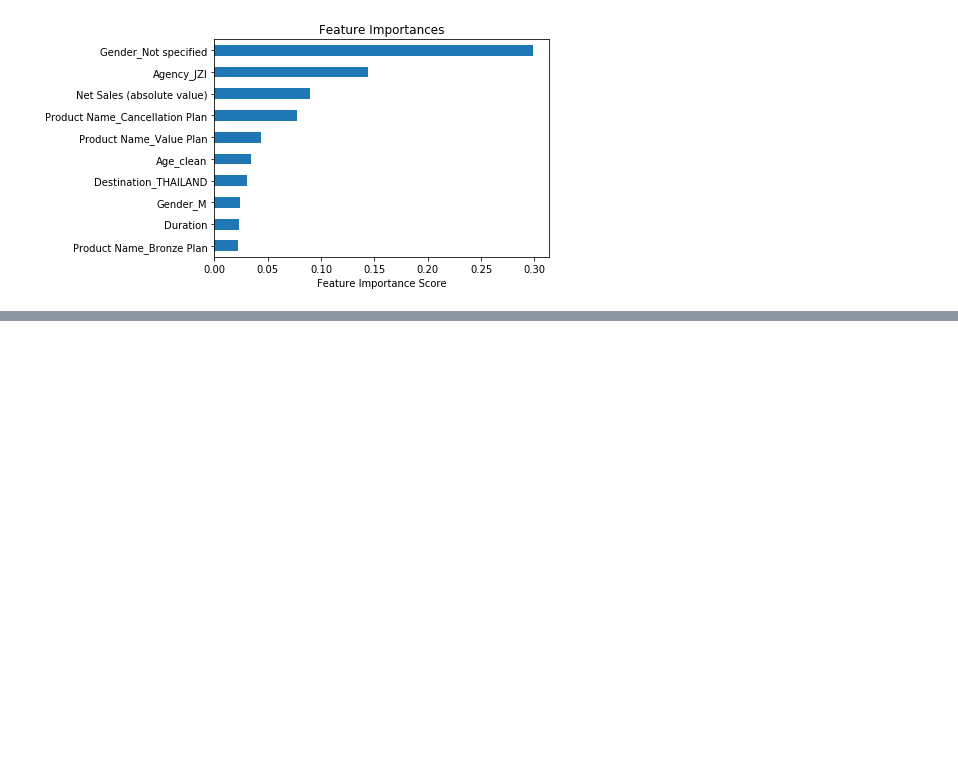
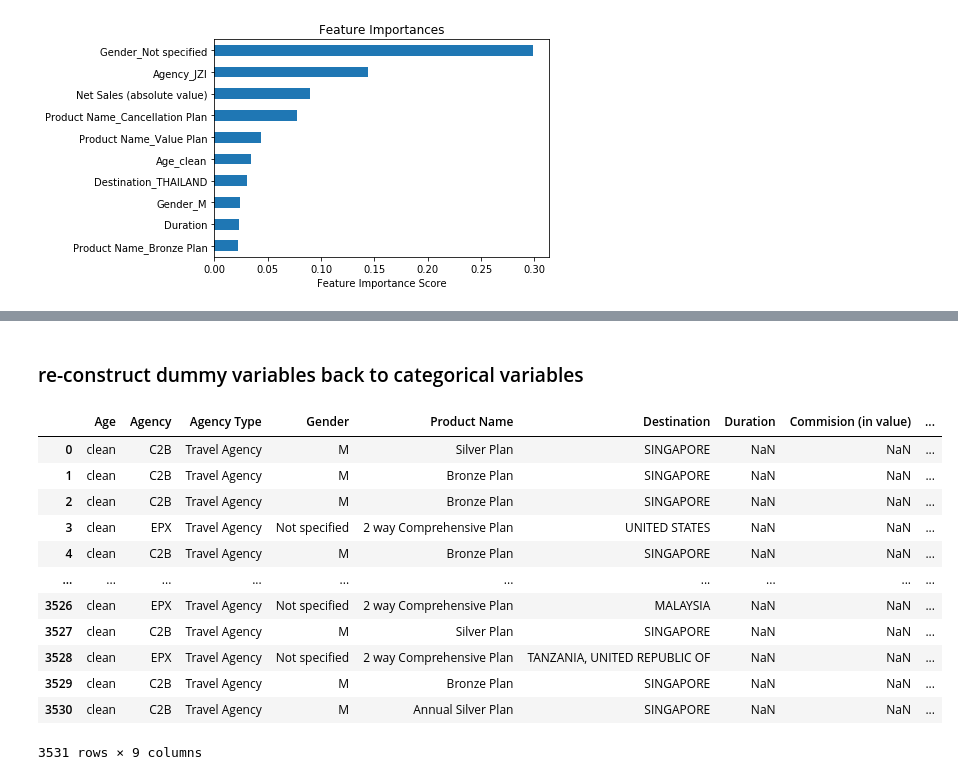
Before and after one commit to edwardchenzf/project_travel_insurance_claim, a Jupyter notebook: predict travel insurance claim (yes or no).ipynb, the cells around one changed output, grey strips where cells are left out. Saved outputs shown, nothing was run; the diff lists cells and outputs as text; code cells hidden in the pictures; blank space fills up the shorter version.

```diff
--- a/predict travel insurance claim (yes or no).ipynb
+++ b/predict travel insurance claim (yes or no).ipynb
@@ -988,0 +991,2 @@ CV Score : Mean - 0.9693567 | Std - 0.002701534 | Min - 0.9643292 | Max - 0.9724
+# %%
+misclassified_samples = X_test[y_test != y_pred]
@@ -988,0 +1009,42 @@ CV Score : Mean - 0.9693567 | Std - 0.002701534 | Min - 0.9643292 | Max - 0.9724
+# %% [markdown]
+### re-construct dummy variables back to categorical variables
+# %%
+from collections import defaultdict
+
+def reverse_dummy(df_dummies):
+    pos = defaultdict(list)
+    vals = defaultdict(list)
+
+    for i, c in enumerate(df_dummies.columns):
+        if "_" in c:
+            k, v = c.split("_", 1)
+            pos[k].append(i)
+            vals[k].append(v)
+        else:
+            pos["_"].append(i)
+
+    df = pd.DataFrame({k: pd.Categorical.from_codes(
+                              np.argmax(df_dummies.iloc[:, pos[k]].values, axis=1),
+                              vals[k])
+                      for k in vals})
+
+    df[df_dummies.columns[pos["_"]]] = df_dummies.iloc[:, pos["_"]]
+    return df
+# %%
+misclassified_samples_reverse=reverse_dummy(misclassified_samples)
+# %%
+misclassified_samples_reverse
+# %% [output]
+|  | Age | Agency | Agency Type | Gender | Product Name | Destination | Duration | Commision (in value) | ... |
+| 0 | clean | C2B | Travel Agency | M | Silver Plan | SINGAPORE | NaN | NaN | ... |
+| 1 | clean | C2B | Travel Agency | M | Bronze Plan | SINGAPORE | NaN | NaN | ... |
+| 2 | clean | C2B | Travel Agency | M | Bronze Plan | SINGAPORE | NaN | NaN | ... |
+| 3 | clean | EPX | Travel Agency | Not specified | 2 way Comprehensive Plan | UNITED STATES | NaN | NaN | ... |
+| 4 | clean | C2B | Travel Agency | M | Bronze Plan | SINGAPORE | NaN | NaN | ... |
+| ... | ... | ... | ... | ... | ... | ... | ... | ... | ... |
+| 3526 | clean | EPX | Travel Agency | Not specified | 2 way Comprehensive Plan | MALAYSIA | NaN | NaN | ... |
+| 3527 | clean | C2B | Travel Agency | M | Silver Plan | SINGAPORE | NaN | NaN | ... |
+| 3528 | clean | EPX | Travel Agency | Not specified | 2 way Comprehensive Plan | TANZANIA, UNITED REPUBLIC OF | NaN | NaN | ... |
+| 3529 | clean | C2B | Travel Agency | M | Bronze Plan | SINGAPORE | NaN | NaN | ... |
+| 3530 | clean | C2B | Travel Agency | M | Annual Silver Plan | SINGAPORE | NaN | NaN | ... |
+3531 rows × 9 columns
```
Also changed, not shown: parts of 2 cells of this notebook.
